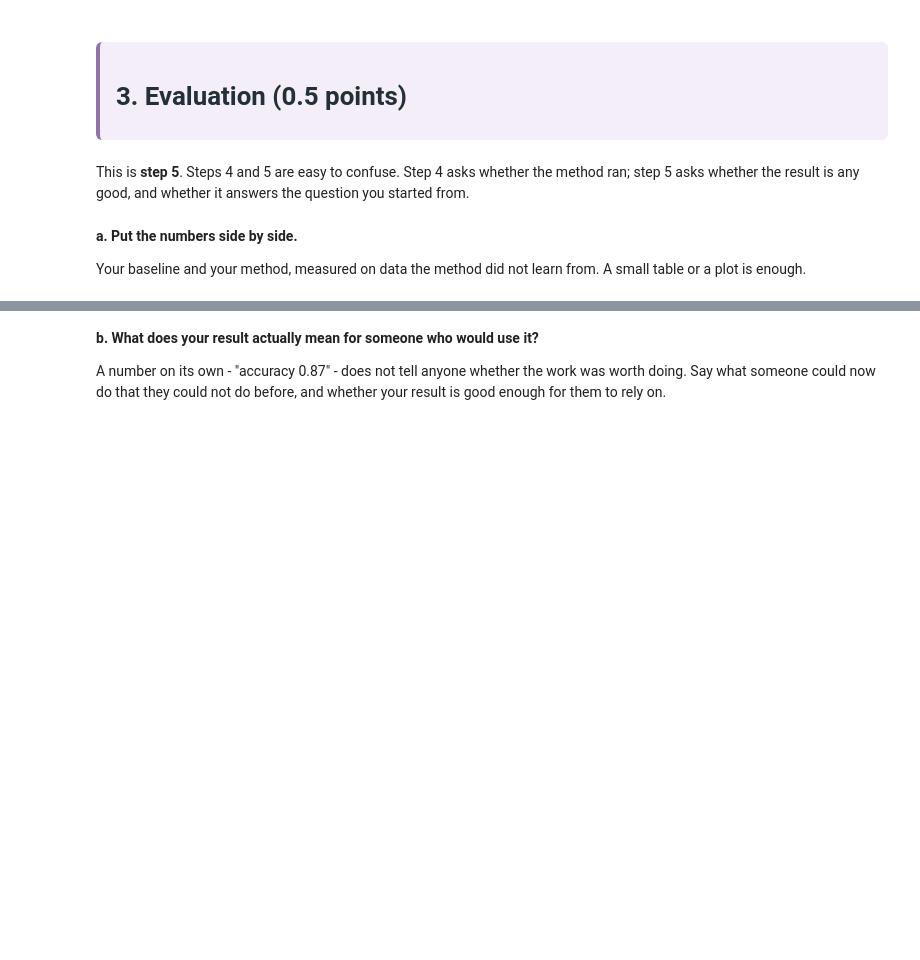
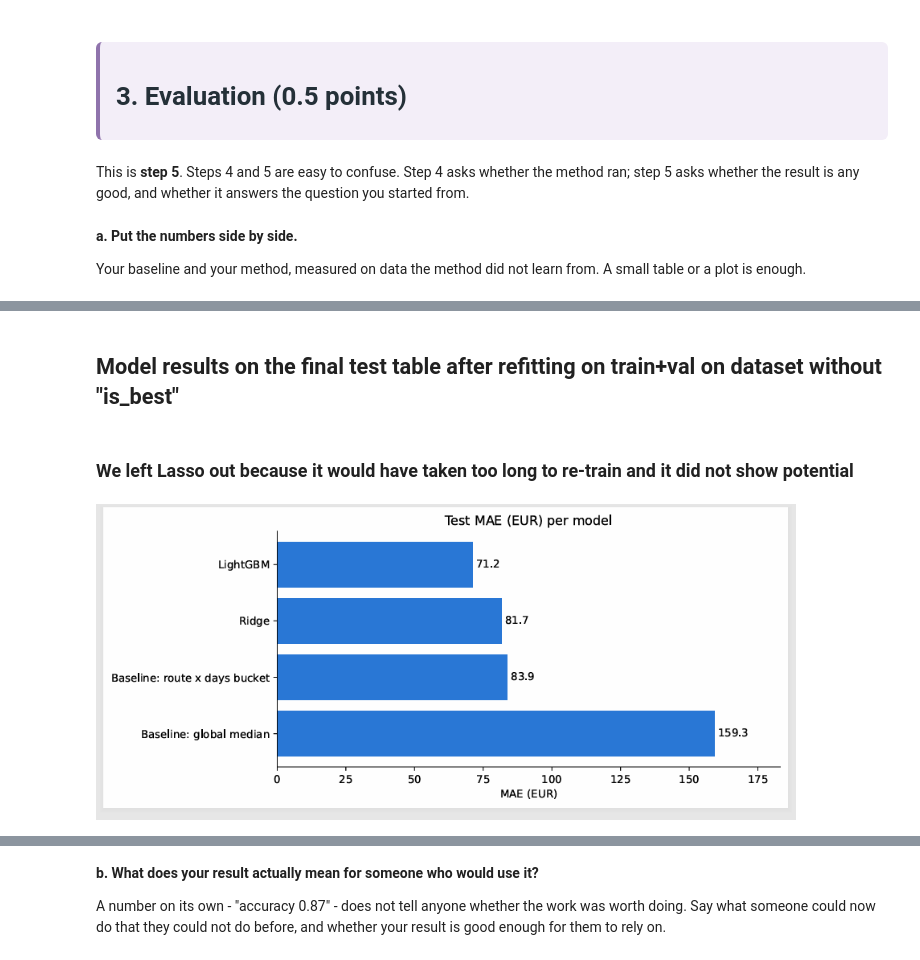
Before and after one commit to NazarZavrinUT/Introduction_to_Data_Science_project, a Jupyter notebook: IDS2026_HW10.ipynb, the cells around one changed output, grey strips where cells are left out. Drawn from its saved outputs; the diff is of its cells as text; code cells hidden in the pictures; blank space fills up the shorter version.

```diff
--- a/IDS2026_HW10.ipynb
+++ b/IDS2026_HW10.ipynb
@@ -354,0 +500,8 @@ Your baseline and your method, measured on data the method did not learn from. A
+# %% [markdown]
+## Model results on the final test table after refitting on train+val on dataset without "is_best"
+# %% [markdown]
+### We left Lasso out because it would have taken too long to re-train and it did not show potential
+# %%
+Image(filename="final_test.png", width=700)
+# %% [output]
+[figure, added]
```
Also changed, not shown: parts of 27 cells of this notebook.
